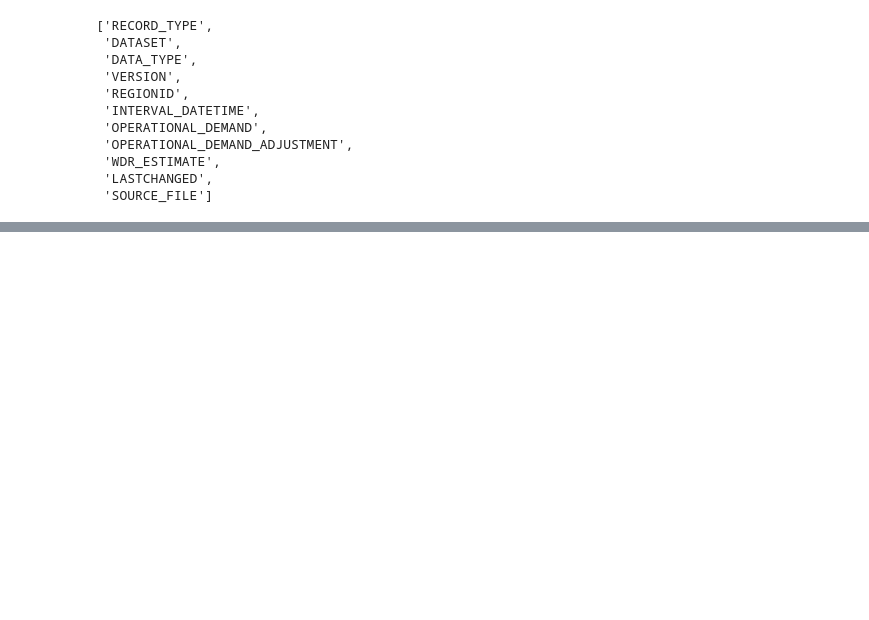
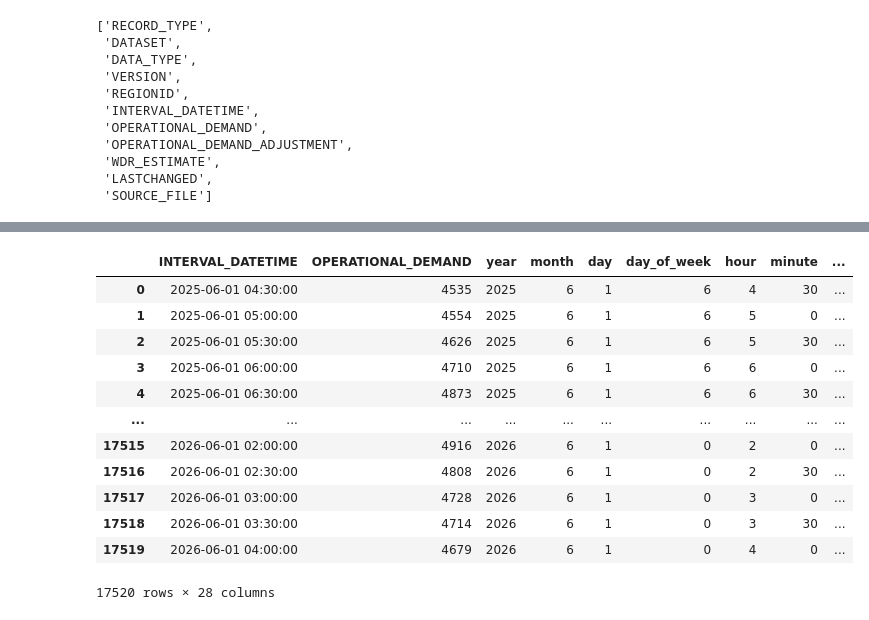
Before and after one commit to abeythomas1997/nem-demand-forecasting, a Jupyter notebook: notebooks/dummi.ipynb, the cells around one changed output, grey strips where cells are left out. Cells and saved outputs as stored; diff of their text form; code cells hidden in the pictures; blank space fills up the shorter version.

```diff
--- a/notebooks/dummi.ipynb
+++ b/notebooks/dummi.ipynb
@@ -71,0 +231,13 @@ ImportError: cannot import name 'clean_operational_demand' from 'src.processing.
+# %%
+archive_directory = (
+    PROJECT_ROOT
+    / "data"
+    / "raw"
+    / "aemo"
+    / "operational_demand"
+    / "archive"
+)
+
+historical_raw_df = load_historical_operational_demand(
+    archive_directory
+)
@@ -71,0 +287,5 @@ ImportError: cannot import name 'clean_operational_demand' from 'src.processing.
+# %%
+historical_clean_df = clean_operational_demand(
+    historical_raw_df,
+    region="VIC1",
+)
@@ -71,0 +318,6 @@ ImportError: cannot import name 'clean_operational_demand' from 'src.processing.
+# %%
+historical_model_df = prepare_model_data(
+    historical_clean_df
+)
+
+historical_model_df.head()
@@ -71,0 +364,32 @@ ImportError: cannot import name 'clean_operational_demand' from 'src.processing.
+# %%
+historical_calendar_df = add_calendar_features(
+    historical_model_df
+)
+
+historical_lag_df = add_lag_features(
+    historical_calendar_df
+)
+
+historical_rolling_df = add_rolling_features(
+    historical_lag_df
+)
+
+historical_feature_df = add_cyclical_features(
+    historical_rolling_df
+)
+# %%
+historical_feature_df
+# %% [output]
+|  | INTERVAL_DATETIME | OPERATIONAL_DEMAND | year | month | day | day_of_week | hour | minute | ... |
+| 0 | 2025-06-01 04:30:00 | 4535 | 2025 | 6 | 1 | 6 | 4 | 30 | ... |
+| 1 | 2025-06-01 05:00:00 | 4554 | 2025 | 6 | 1 | 6 | 5 | 0 | ... |
+| 2 | 2025-06-01 05:30:00 | 4626 | 2025 | 6 | 1 | 6 | 5 | 30 | ... |
+| 3 | 2025-06-01 06:00:00 | 4710 | 2025 | 6 | 1 | 6 | 6 | 0 | ... |
+| 4 | 2025-06-01 06:30:00 | 4873 | 2025 | 6 | 1 | 6 | 6 | 30 | ... |
+| ... | ... | ... | ... | ... | ... | ... | ... | ... | ... |
+| 17515 | 2026-06-01 02:00:00 | 4916 | 2026 | 6 | 1 | 0 | 2 | 0 | ... |
+| 17516 | 2026-06-01 02:30:00 | 4808 | 2026 | 6 | 1 | 0 | 2 | 30 | ... |
+| 17517 | 2026-06-01 03:00:00 | 4728 | 2026 | 6 | 1 | 0 | 3 | 0 | ... |
+| 17518 | 2026-06-01 03:30:00 | 4714 | 2026 | 6 | 1 | 0 | 3 | 30 | ... |
+| 17519 | 2026-06-01 04:00:00 | 4679 | 2026 | 6 | 1 | 0 | 4 | 0 | ... |
+17520 rows × 28 columns
```
Also changed, not shown: parts of 51 cells of this notebook, 4 other files.
